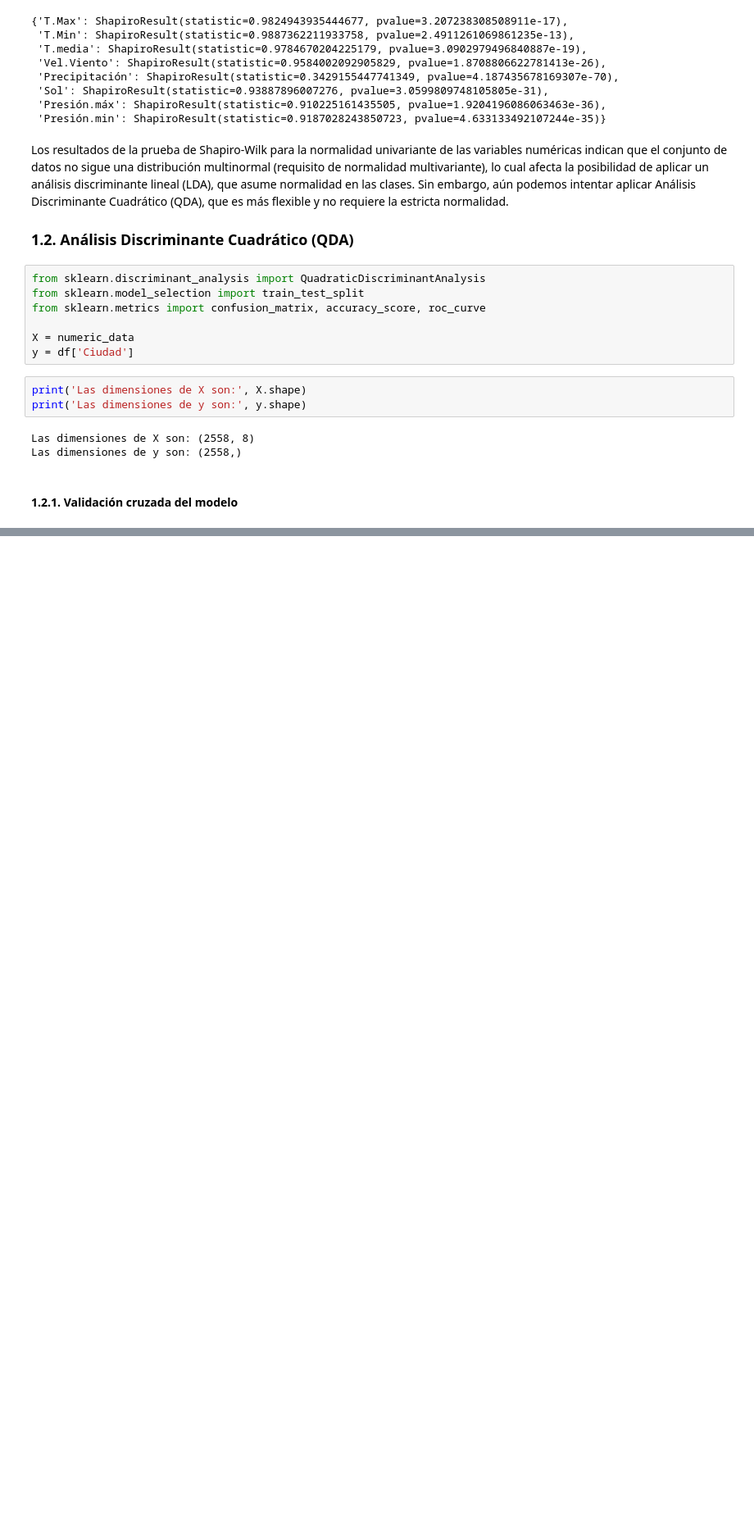
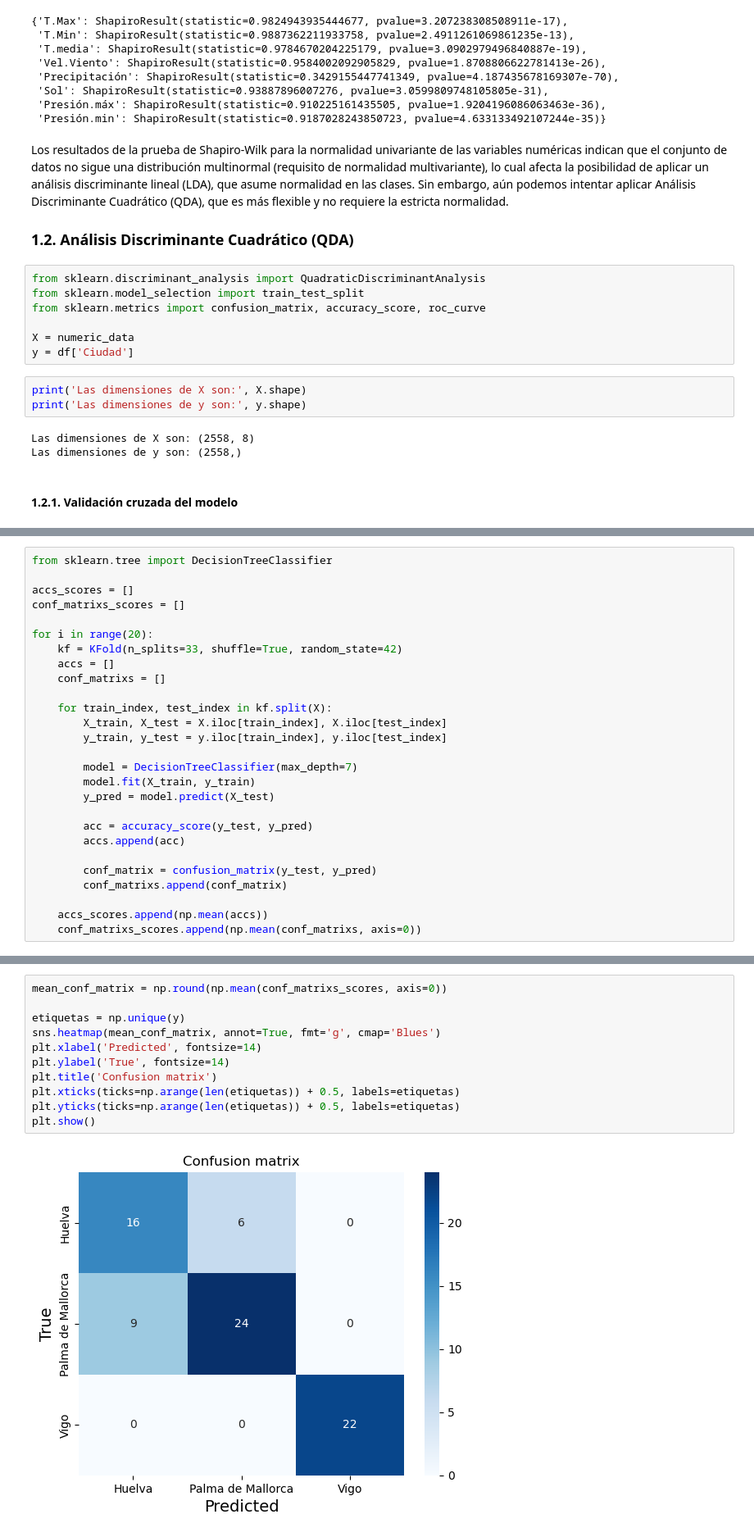
Before and after one commit to kevindmzapata/multivariate-statistics-course, a Jupyter notebook: TAREA_2/part-2.ipynb, the cells around one changed output, grey strips where cells are left out. Shown at 82% size. Drawn from its saved outputs; the diff is of its cells as text; blank space fills up the shorter version.

```diff
--- a/TAREA_2/part-2.ipynb
+++ b/TAREA_2/part-2.ipynb
@@ -172,0 +227,27 @@ plt.show()
+# %%
+from sklearn.tree import DecisionTreeClassifier
+
+accs_scores = []
+conf_matrixs_scores = []
+
+for i in range(20):
+    kf = KFold(n_splits=33, shuffle=True, random_state=42)
+    accs = []
+    conf_matrixs = []
+
+    for train_index, test_index in kf.split(X):
+        X_train, X_test = X.iloc[train_index], X.iloc[test_index]
+        y_train, y_test = y.iloc[train_index], y.iloc[test_index]
+
+        model = DecisionTreeClassifier(max_depth=7)
+        model.fit(X_train, y_train)
+        y_pred = model.predict(X_test)
+
+        acc = accuracy_score(y_test, y_pred)
+        accs.append(acc)
+
+        conf_matrix = confusion_matrix(y_test, y_pred)
+        conf_matrixs.append(conf_matrix)
+
+    accs_scores.append(np.mean(accs))
+    conf_matrixs_scores.append(np.mean(conf_matrixs, axis=0))
@@ -172,0 +258,13 @@ plt.show()
+# %%
+mean_conf_matrix = np.round(np.mean(conf_matrixs_scores, axis=0))
+
+etiquetas = np.unique(y)
+sns.heatmap(mean_conf_matrix, annot=True, fmt='g', cmap='Blues')
+plt.xlabel('Predicted', fontsize=14)
+plt.ylabel('True', fontsize=14)
+plt.title('Confusion matrix')
+plt.xticks(ticks=np.arange(len(etiquetas)) + 0.5, labels=etiquetas)
+plt.yticks(ticks=np.arange(len(etiquetas)) + 0.5, labels=etiquetas)
+plt.show()
+# %% [output]
+[figure, added]
```
Also changed, not shown: parts of 16 cells of this notebook.
